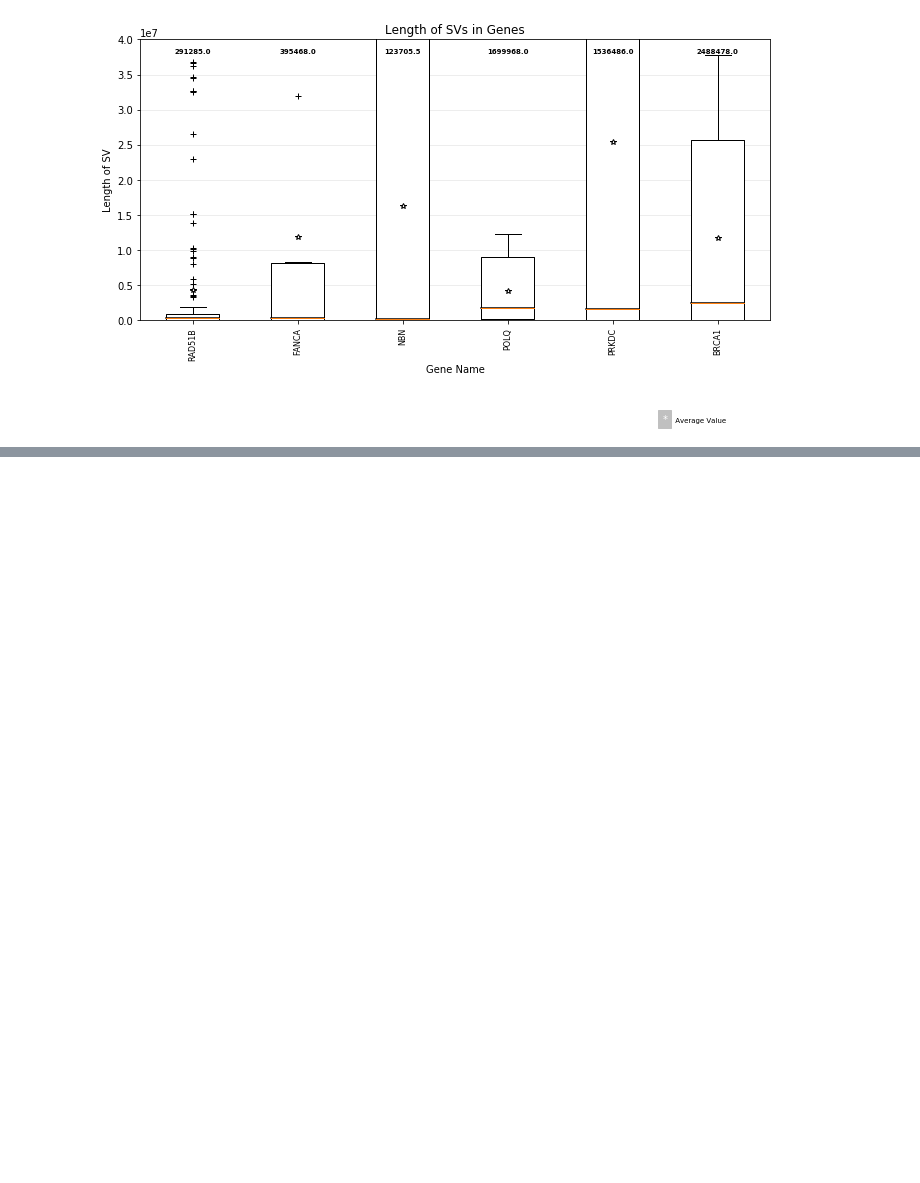
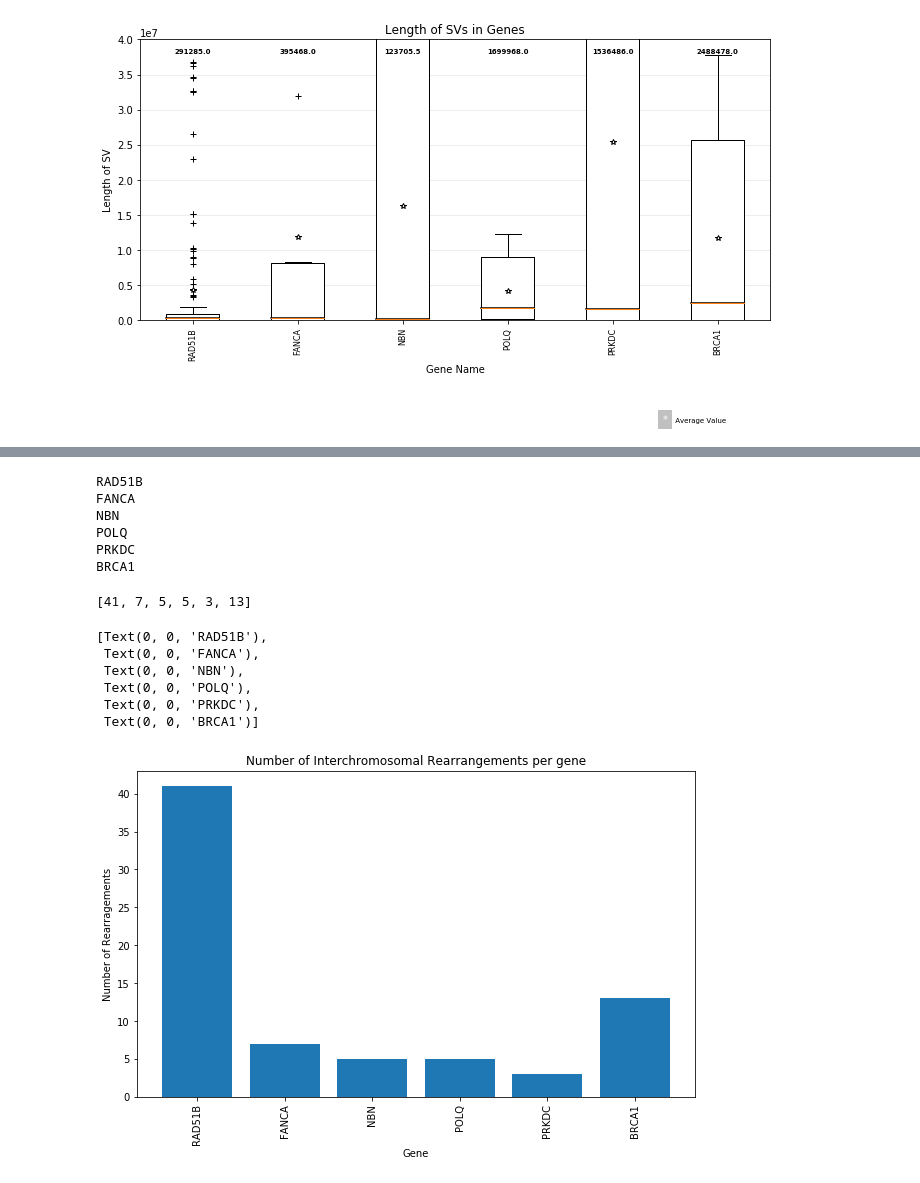
Before and after one commit to hossam-zaki/BSRP2020, a Jupyter notebook: SVPlots/LengthOfSVs.ipynb, the cells around one changed output, grey strips where cells are left out. Cells and saved outputs as stored; diff of their text form; code cells hidden in the pictures; blank space fills up the shorter version.

```diff
--- a/SVPlots/LengthOfSVs.ipynb
+++ b/SVPlots/LengthOfSVs.ipynb
@@ -122,0 +133,42 @@ Text(0.815, 0.013, ' Average Value')
+# %%
+forBarPlot = []
+for gene in inputs:
+    print(gene)
+    geneDF, chromsome = parser.getGeneDF(gene)
+
+    geneData = 0
+
+    for index, row in geneDF.iterrows():
+        if (int(row['seqnames'])) != (int(row['altchr'])):
+            geneData += 1
+
+    forBarPlot.append(geneData)
+# %% [output]
+RAD51B
+FANCA
+NBN
+POLQ
+PRKDC
+BRCA1
+# %%
+print(forBarPlot)
+
+fig1, ax = plt.subplots(figsize=(10, 6))
+ax.set_title('Basic Plot')
+x = np.arange(len(labels))
+rects = ax.bar(x, forBarPlot)
+ax.set_ylabel('Number of Rearragements')
+ax.set_xlabel('Gene')
+ax.set_title('Number of Interchromosomal Rearrangements per gene')
+ax.set_xticks(x)
+plt.xticks(rotation=90)
+ax.set_xticklabels(labels)
+# %% [output]
+[41, 7, 5, 5, 3, 13]
+[Text(0, 0, 'RAD51B'),
+ Text(0, 0, 'FANCA'),
+ Text(0, 0, 'NBN'),
+ Text(0, 0, 'POLQ'),
+ Text(0, 0, 'PRKDC'),
+ Text(0, 0, 'BRCA1')]
+[figure, added]
```
Also changed, not shown: parts of 1 cell of this notebook, 7 other files.
